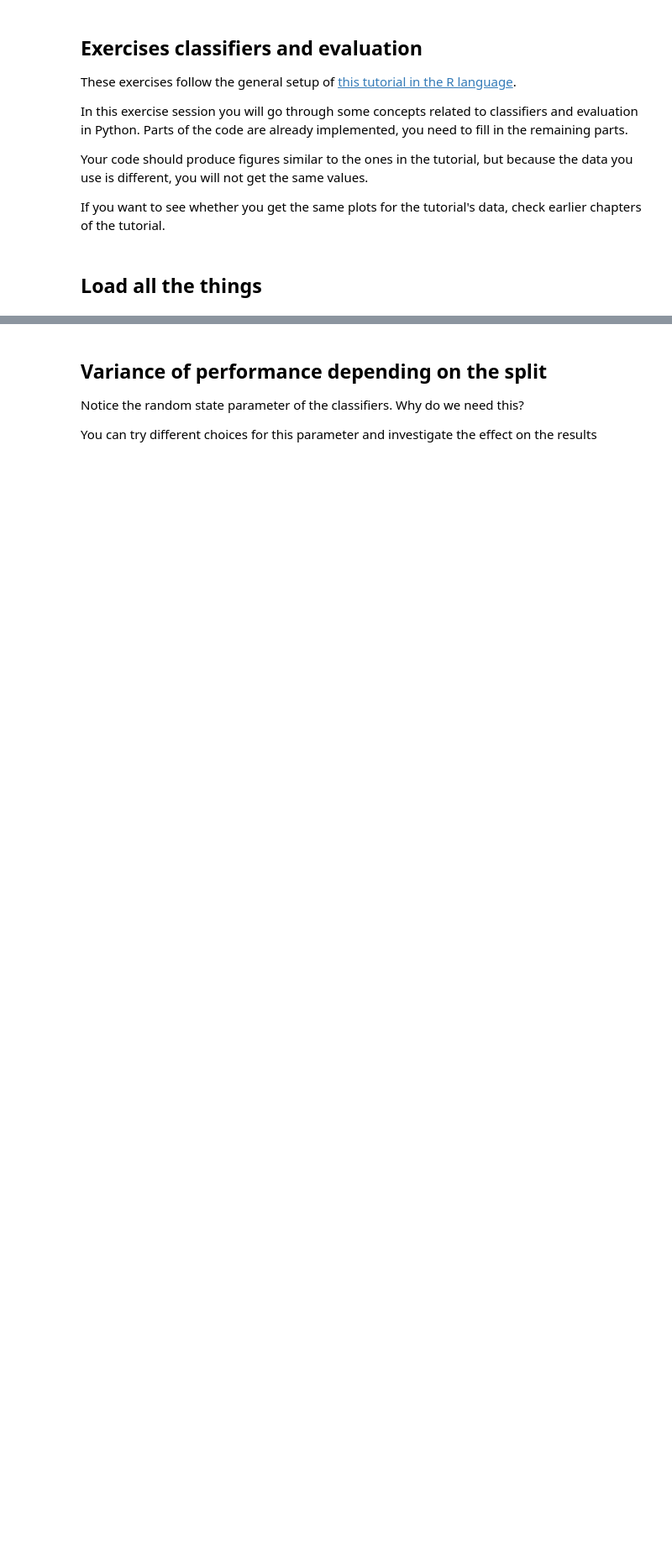
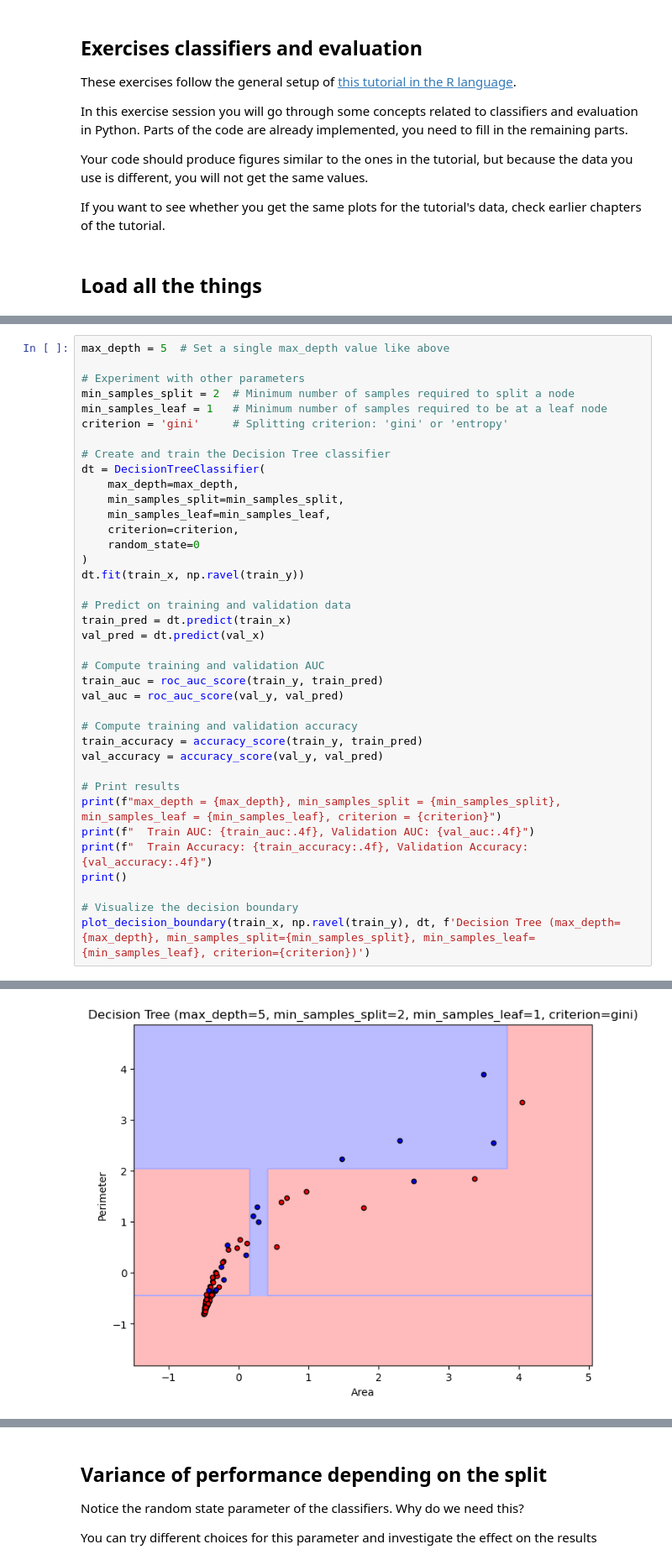
Before and after one commit to YCL92/2025-FYP-Exercises, a Jupyter notebook: 08_classifiers_and_evaluation/FYP_2025_classifiers_evaluation.ipynb, the cells around one changed output, grey strips where cells are left out. Shown: that part at 84% size. Drawn from its saved outputs; the diff is of its cells as text; blank space fills up the shorter version.

```diff
--- a/08_classifiers_and_evaluation/FYP_2025_classifiers_evaluation.ipynb
+++ b/08_classifiers_and_evaluation/FYP_2025_classifiers_evaluation.ipynb
@@ -117,0 +331,39 @@ from sklearn.tree import DecisionTreeClassifier
+# %%
+max_depth = 5  # Set a single max_depth value like above
+
+# Experiment with other parameters
+min_samples_split = 2  # Minimum number of samples required to split a node
+min_samples_leaf = 1   # Minimum number of samples required to be at a leaf node
+criterion = 'gini'     # Splitting criterion: 'gini' or 'entropy'
+
+# Create and train the Decision Tree classifier
+dt = DecisionTreeClassifier(
+    max_depth=max_depth,
+    min_samples_split=min_samples_split,
+    min_samples_leaf=min_samples_leaf,
+    criterion=criterion,
+    random_state=0
+)
+dt.fit(train_x, np.ravel(train_y))
+
+# Predict on training and validation data
+train_pred = dt.predict(train_x)
+val_pred = dt.predict(val_x)
+
+# Compute training and validation AUC
+train_auc = roc_auc_score(train_y, train_pred)
+val_auc = roc_auc_score(val_y, val_pred)
+
+# Compute training and validation accuracy
+train_accuracy = accuracy_score(train_y, train_pred)
+val_accuracy = accuracy_score(val_y, val_pred)
+
+# Print results
+print(f"max_depth = {max_depth}, min_samples_split = {min_samples_split}, min_samples_leaf = {min_samples_leaf}, criterion = {criterion}")
+print(f"  Train AUC: {train_auc:.4f}, Validation AUC: {val_auc:.4f}")
+print(f"  Train Accuracy: {train_accuracy:.4f}, Validation Accuracy: {val_accuracy:.4f}")
+print()
+
+# Visualize the decision boundary
+plot_decision_boundary(train_x, np.ravel(train_y), dt, f'Decision Tree (max_depth={max_depth}, min_samples_split={min_samples_split}, min_samples_leaf={min_samples_leaf}, criterion={criterion})')
+# %% [output]
@@ -117,0 +373 @@ from sklearn.tree import DecisionTreeClassifier
+[figure, added]
```
Also changed, not shown: parts of 10 cells of this notebook.
